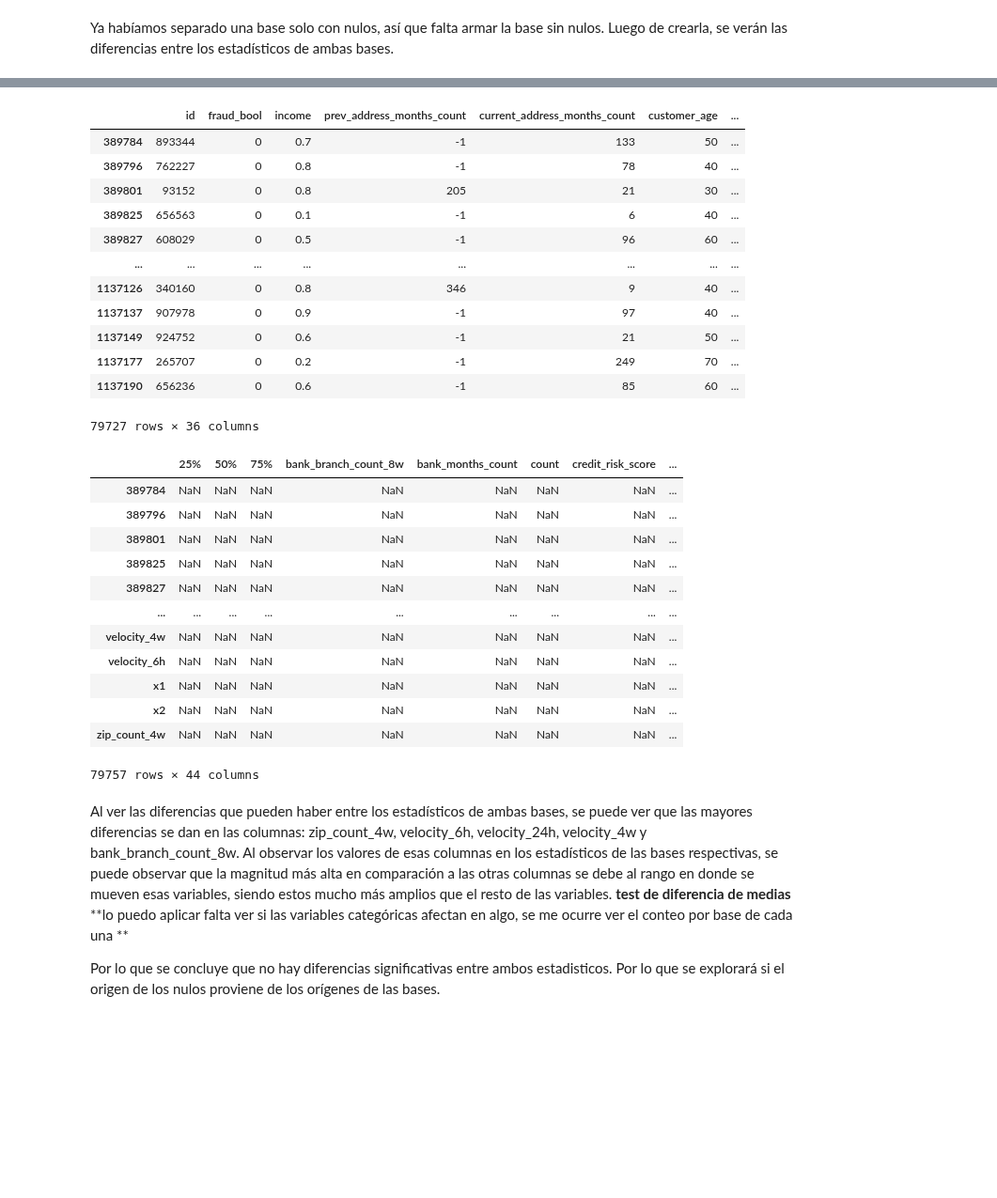
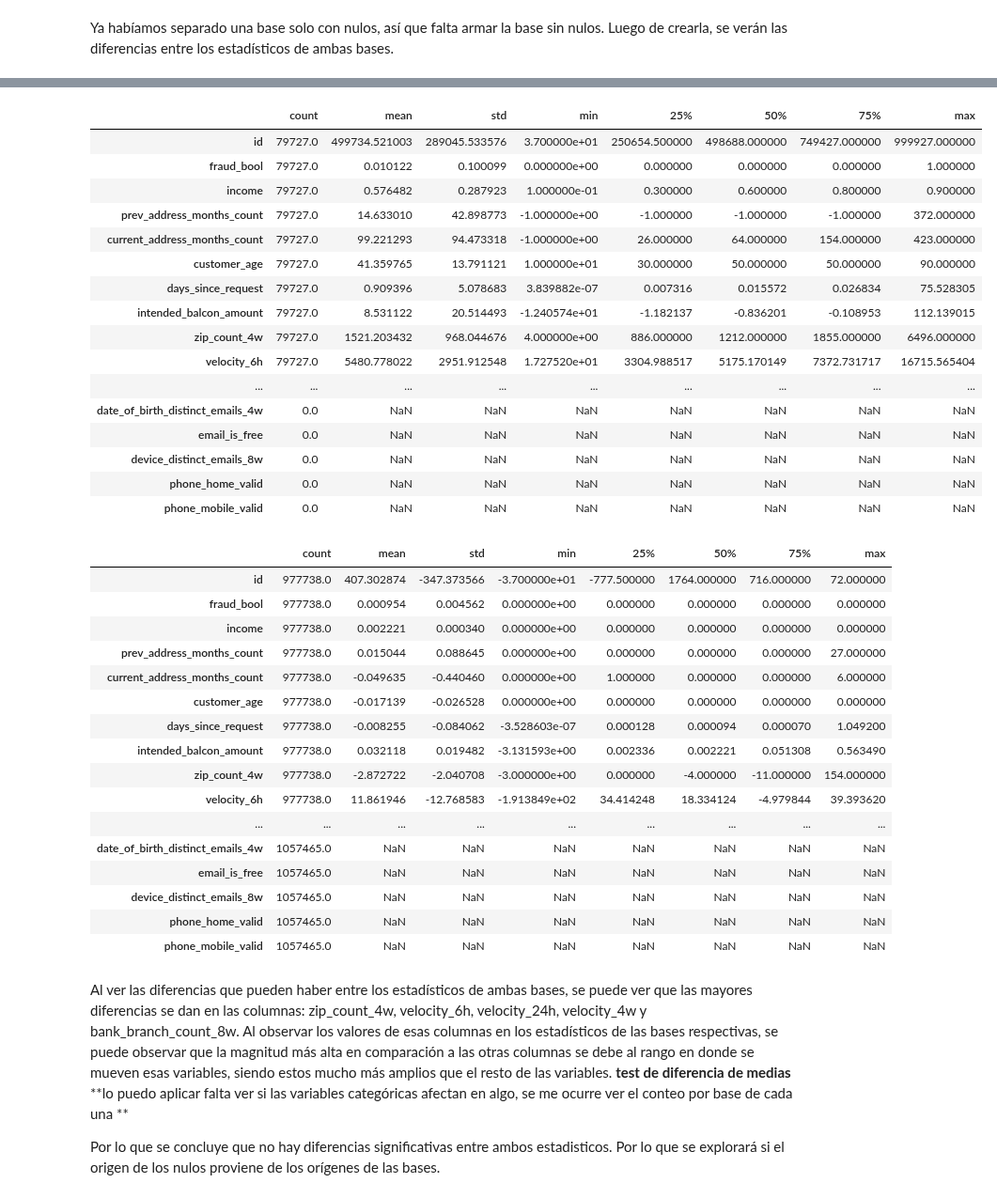
Before and after one commit to RaulSilvaA/MDS7202-mora-silva, a Jupyter notebook: Proyecto1/Proyecto.ipynb, the cells around one changed output, grey strips where cells are left out. Shown at 94% size. Saved outputs shown, nothing was run; the diff lists cells and outputs as text; code cells hidden in the pictures; blank space fills up the shorter version.

```diff
--- a/Proyecto1/Proyecto.ipynb
+++ b/Proyecto1/Proyecto.ipynb
@@ -417,41 +417,49 @@ sin_nulos.describe().transpose()
 | phone_home_valid | 1057465.0 | 0.493414 | 0.499957 | 0.000000e+00 | 0.000000 | 0.000000 | 1.000000 | 1.000000 |
 | phone_mobile_valid | 1057465.0 | 0.856897 | 0.350178 | 0.000000e+00 | 1.000000 | 1.000000 | 1.000000 | 1.000000 |
 # %%
-nulos
+nulos.describe().transpose()
 # %% [output]
-|  | id | fraud_bool | income | prev_address_months_count | current_address_months_count | customer_age | ... |
-| 389784 | 893344 | 0 | 0.7 | -1 | 133 | 50 | ... |
-| 389796 | 762227 | 0 | 0.8 | -1 | 78 | 40 | ... |
-| 389801 | 93152 | 0 | 0.8 | 205 | 21 | 30 | ... |
-| 389825 | 656563 | 0 | 0.1 | -1 | 6 | 40 | ... |
-| 389827 | 608029 | 0 | 0.5 | -1 | 96 | 60 | ... |
-| ... | ... | ... | ... | ... | ... | ... | ... |
-| 1137126 | 340160 | 0 | 0.8 | 346 | 9 | 40 | ... |
-| 1137137 | 907978 | 0 | 0.9 | -1 | 97 | 40 | ... |
-| 1137149 | 924752 | 0 | 0.6 | -1 | 21 | 50 | ... |
-| 1137177 | 265707 | 0 | 0.2 | -1 | 249 | 70 | ... |
-| 1137190 | 656236 | 0 | 0.6 | -1 | 85 | 60 | ... |
+|  | count | mean | std | min | 25% | 50% | 75% | max |
+| id | 79727.0 | 499734.521003 | 289045.533576 | 3.700000e+01 | 250654.500000 | 498688.000000 | 749427.000000 | 999927.000000 |
+| fraud_bool | 79727.0 | 0.010122 | 0.100099 | 0.000000e+00 | 0.000000 | 0.000000 | 0.000000 | 1.000000 |
+| income | 79727.0 | 0.576482 | 0.287923 | 1.000000e-01 | 0.300000 | 0.600000 | 0.800000 | 0.900000 |
+| prev_address_months_count | 79727.0 | 14.633010 | 42.898773 | -1.000000e+00 | -1.000000 | -1.000000 | -1.000000 | 372.000000 |
+| current_address_months_count | 79727.0 | 99.221293 | 94.473318 | -1.000000e+00 | 26.000000 | 64.000000 | 154.000000 | 423.000000 |
+| customer_age | 79727.0 | 41.359765 | 13.791121 | 1.000000e+01 | 30.000000 | 50.000000 | 50.000000 | 90.000000 |
+| days_since_request | 79727.0 | 0.909396 | 5.078683 | 3.839882e-07 | 0.007316 | 0.015572 | 0.026834 | 75.528305 |
+| intended_balcon_amount | 79727.0 | 8.531122 | 20.514493 | -1.240574e+01 | -1.182137 | -0.836201 | -0.108953 | 112.139015 |
+| zip_count_4w | 79727.0 | 1521.203432 | 968.044676 | 4.000000e+00 | 886.000000 | 1212.000000 | 1855.000000 | 6496.000000 |
+| velocity_6h | 79727.0 | 5480.778022 | 2951.912548 | 1.727520e+01 | 3304.988517 | 5175.170149 | 7372.731717 | 16715.565404 |
+| ... | ... | ... | ... | ... | ... | ... | ... | ... |
+| date_of_birth_distinct_emails_4w | 0.0 | NaN | NaN | NaN | NaN | NaN | NaN | NaN |
+| email_is_free | 0.0 | NaN | NaN | NaN | NaN | NaN | NaN | NaN |
+| device_distinct_emails_8w | 0.0 | NaN | NaN | NaN | NaN | NaN | NaN | NaN |
+| phone_home_valid | 0.0 | NaN | NaN | NaN | NaN | NaN | NaN | NaN |
+| phone_mobile_valid | 0.0 | NaN | NaN | NaN | NaN | NaN | NaN | NaN |
-79727 rows × 36 columns
 # %%
 resta1=sin_nulos.describe().transpose()
 # %%
 resta2=nulos.describe().transpose()
 # %%
-resta1-nulos
+resta1-resta2
 # %% [output]
-|  | 25% | 50% | 75% | bank_branch_count_8w | bank_months_count | count | credit_risk_score | ... |
-| 389784 | NaN | NaN | NaN | NaN | NaN | NaN | NaN | ... |
-| 389796 | NaN | NaN | NaN | NaN | NaN | NaN | NaN | ... |
-| 389801 | NaN | NaN | NaN | NaN | NaN | NaN | NaN | ... |
-| 389825 | NaN | NaN | NaN | NaN | NaN | NaN | NaN | ... |
-| 389827 | NaN | NaN | NaN | NaN | NaN | NaN | NaN | ... |
+|  | count | mean | std | min | 25% | 50% | 75% | max |
+| id | 977738.0 | 407.302874 | -347.373566 | -3.700000e+01 | -777.500000 | 1764.000000 | 716.000000 | 72.000000 |
+| fraud_bool | 977738.0 | 0.000954 | 0.004562 | 0.000000e+00 | 0.000000 | 0.000000 | 0.000000 | 0.000000 |
+| income | 977738.0 | 0.002221 | 0.000340 | 0.000000e+00 | 0.000000 | 0.000000 | 0.000000 | 0.000000 |
+| prev_address_months_count | 977738.0 | 0.015044 | 0.088645 | 0.000000e+00 | 0.000000 | 0.000000 | 0.000000 | 27.000000 |
+| current_address_months_count | 977738.0 | -0.049635 | -0.440460 | 0.000000e+00 | 1.000000 | 0.000000 | 0.000000 | 6.000000 |
+| customer_age | 977738.0 | -0.017139 | -0.026528 | 0.000000e+00 | 0.000000 | 0.000000 | 0.000000 | 0.000000 |
+| days_since_request | 977738.0 | -0.008255 | -0.084062 | -3.528603e-07 | 0.000128 | 0.000094 | 0.000070 | 1.049200 |
+| intended_balcon_amount | 977738.0 | 0.032118 | 0.019482 | -3.131593e+00 | 0.002336 | 0.002221 | 0.051308 | 0.563490 |
+| zip_count_4w | 977738.0 | -2.872722 | -2.040708 | -3.000000e+00 | 0.000000 | -4.000000 | -11.000000 | 154.000000 |
+| velocity_6h | 977738.0 | 11.861946 | -12.768583 | -1.913849e+02 | 34.414248 | 18.334124 | -4.979844 | 39.393620 |
 | ... | ... | ... | ... | ... | ... | ... | ... | ... |
-| velocity_4w | NaN | NaN | NaN | NaN | NaN | NaN | NaN | ... |
-| velocity_6h | NaN | NaN | NaN | NaN | NaN | NaN | NaN | ... |
-| x1 | NaN | NaN | NaN | NaN | NaN | NaN | NaN | ... |
-| x2 | NaN | NaN | NaN | NaN | NaN | NaN | NaN | ... |
-| zip_count_4w | NaN | NaN | NaN | NaN | NaN | NaN | NaN | ... |
+| date_of_birth_distinct_emails_4w | 1057465.0 | NaN | NaN | NaN | NaN | NaN | NaN | NaN |
+| email_is_free | 1057465.0 | NaN | NaN | NaN | NaN | NaN | NaN | NaN |
+| device_distinct_emails_8w | 1057465.0 | NaN | NaN | NaN | NaN | NaN | NaN | NaN |
+| phone_home_valid | 1057465.0 | NaN | NaN | NaN | NaN | NaN | NaN | NaN |
+| phone_mobile_valid | 1057465.0 | NaN | NaN | NaN | NaN | NaN | NaN | NaN |
-79757 rows × 44 columns
 # %% [markdown]
 Al ver las diferencias que pueden haber entre los estadísticos de ambas bases, se puede ver que las mayores diferencias se dan en las columnas: zip_count_4w, velocity_6h, velocity_24h, velocity_4w y bank_branch_count_8w. Al observar los valores de esas columnas en los estadísticos de las bases respectivas, se puede observar que la magnitud más alta en comparación a las otras columnas se debe al rango en donde se mueven esas variables, siendo estos mucho más amplios que el resto de las variables. **test de diferencia de medias** **lo puedo aplicar falta ver si las variables categóricas afectan en algo, se me ocurre ver el conteo por base de cada una **
 
```
Also changed, not shown: parts of 36 cells of this notebook.
